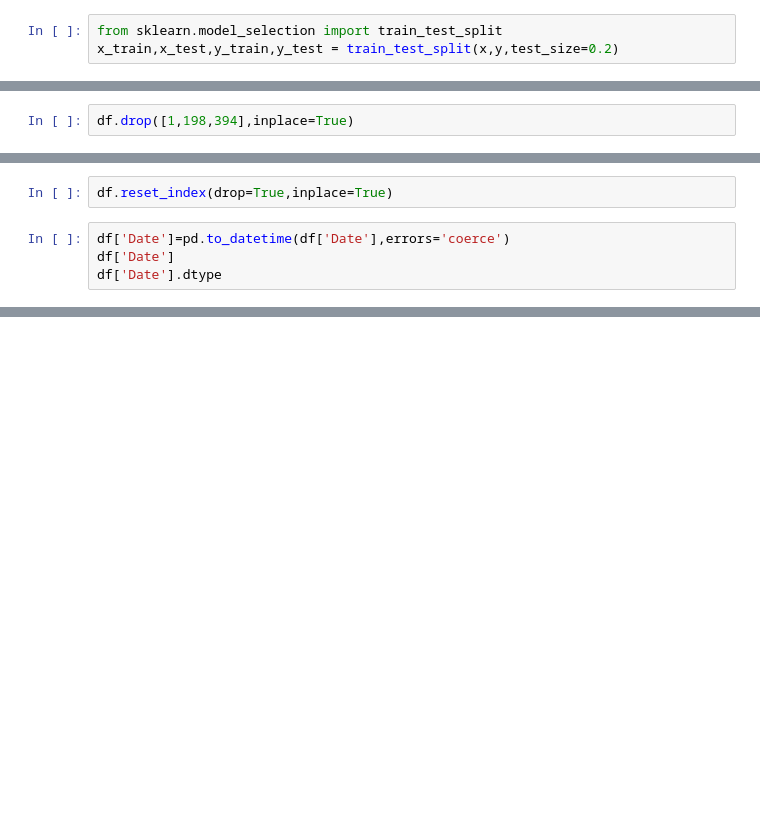
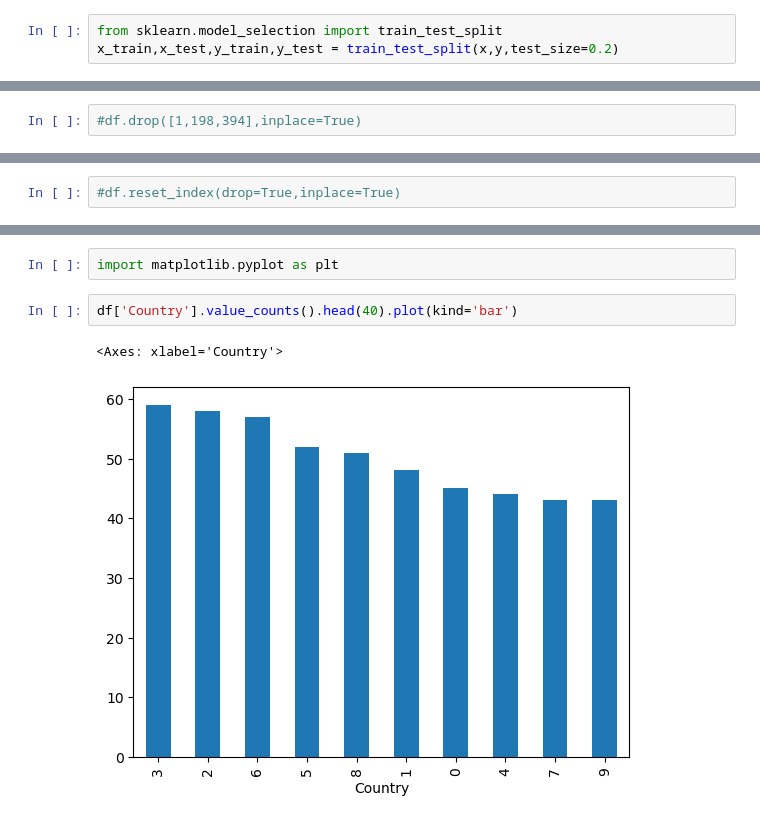
Before and after one commit to CompileNetwork33/python_notes, a Jupyter notebook: 26choco.ipynb, the cells around one changed output, grey strips where cells are left out. Saved outputs shown, nothing was run; the diff lists cells and outputs as text; blank space fills up the shorter version.

Commit message:
review this notebook applying bar graph

```diff
--- a/26choco.ipynb
+++ b/26choco.ipynb
@@ -88,2 +79,2 @@ Name: count, dtype: int64
 # %%
-df.drop([1,198,394],inplace=True)
+#df.drop([1,198,394],inplace=True)
@@ -92,6 +81,2 @@ KeyError: '[1, 198, 394] not found in axis'
 # %%
-df.reset_index(drop=True,inplace=True)
+#df.reset_index(drop=True,inplace=True)
-# %%
-df['Date']=pd.to_datetime(df['Date'],errors='coerce')
-df['Date']
-df['Date'].dtype
@@ -131,0 +122,7 @@ Name: count, dtype: int64
+# %%
+import matplotlib.pyplot as plt
+# %%
+df['Country'].value_counts().head(40).plot(kind='bar')
+# %% [output]
+<Axes: xlabel='Country'>
+[figure, added]
```
Also changed, not shown: parts of 17 cells of this notebook, 1 other file.
